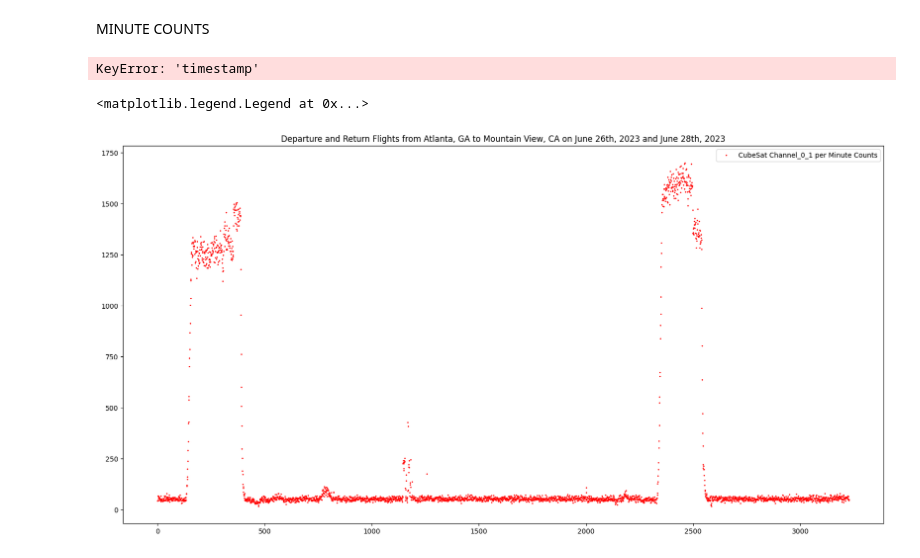
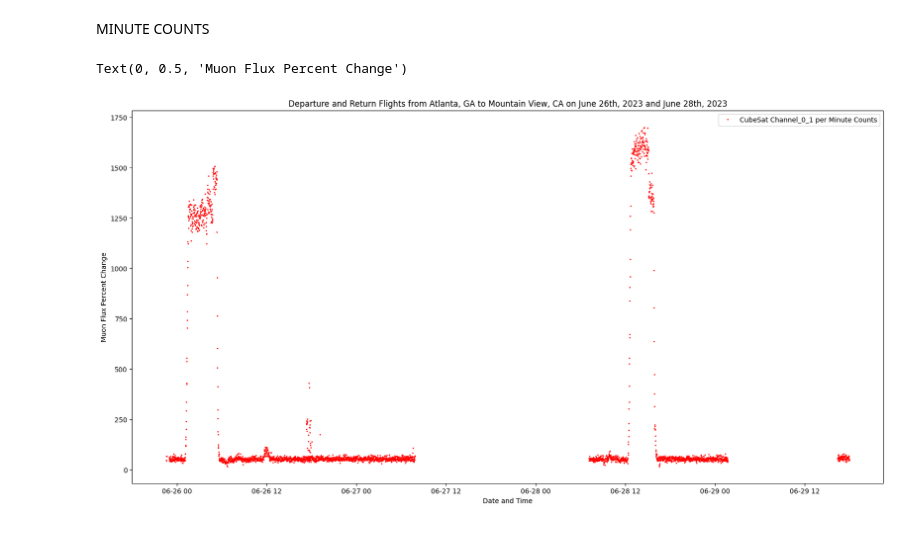
Before and after one commit to vpadgett1/cubesat_test_data, a Jupyter notebook: flights/ames_trip_data.ipynb, the cells around one changed output. Cells and saved outputs as stored; diff of their text form; code cells hidden in the pictures.

Commit message:
updated x-axis of graphs

```diff
--- a/flights/ames_trip_data.ipynb
+++ b/flights/ames_trip_data.ipynb
@@ -71,20 +71,24 @@ MINUTE COUNTS
 # %%
 df_ames_arr = pd.read_csv("trip2NASA_Ames_Jun26to28_2023.csv")
 #timestamp column to datetime
-df_ames_arr['timestamp'] = pd.to_datetime(df_ames['timestamp'])
+df_ames_arr['timestamp'] = pd.to_datetime(df_ames_arr['timestamp'])
+#set the timestamp as the index
+df_ames_arr.set_index('timestamp', inplace=True)
-# %% [output]
-KeyError: 'timestamp'
 # %%
 #plot dataframe above
 fig, ax1 = plt.subplots(figsize=(20,10))
 ax1.plot(df_ames_arr.index, df_ames_arr['Chan_0_1'], color='red', marker='.', markersize=2, linestyle='none', linewidth=0.5)
 #ax1.plot(df_arr_india.index, df_arr_india['Chan_0_2'], color='green', linestyle="dashed")
 #ax1.plot(df_arr_india.index, df_arr_india['Chan_1_2'], color='purple')
 
 #set the title
 ax1.set_title('Departure and Return Flights from Atlanta, GA to Mountain View, CA on June 26th, 2023 and June 28th, 2023')
 #set the legend
 ax1.legend(['CubeSat Channel_0_1 per Minute Counts'], loc='upper right')
+#set x axis to timestamp
+ax1.set_xlabel('Date and Time')
+#set y axis to counts
+ax1.set_ylabel('Muon Flux Percent Change')
 # %% [output]
-<matplotlib.legend.Legend at 0x...>
+Text(0, 0.5, 'Muon Flux Percent Change')
-[figure, old version]
+[figure, new version]
```
Also changed, not shown: 2 other files.
